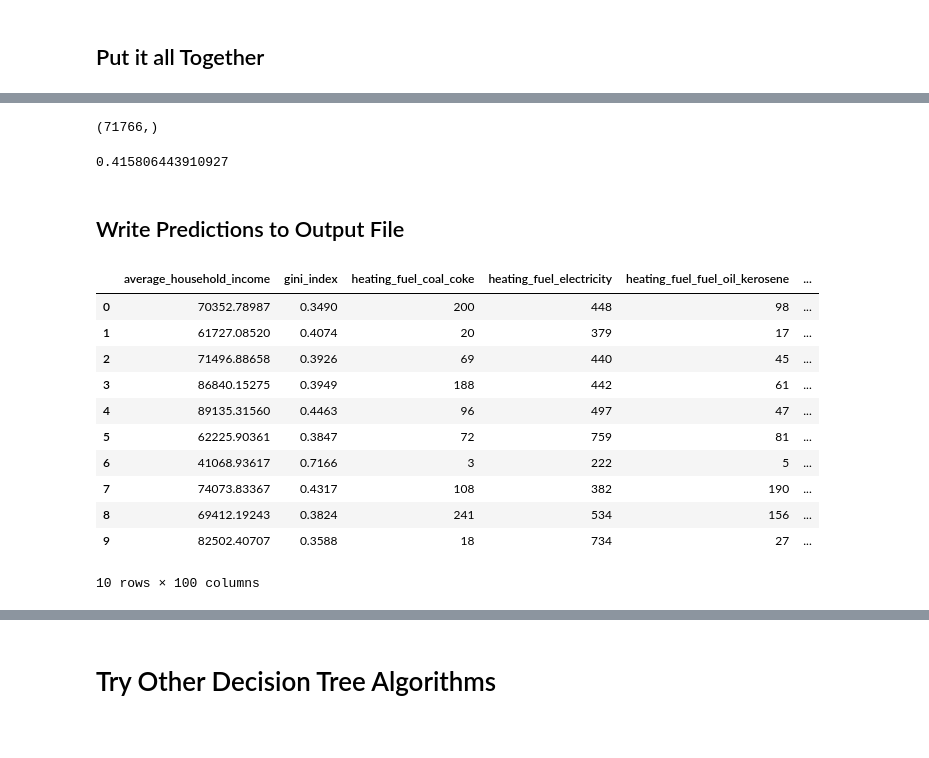
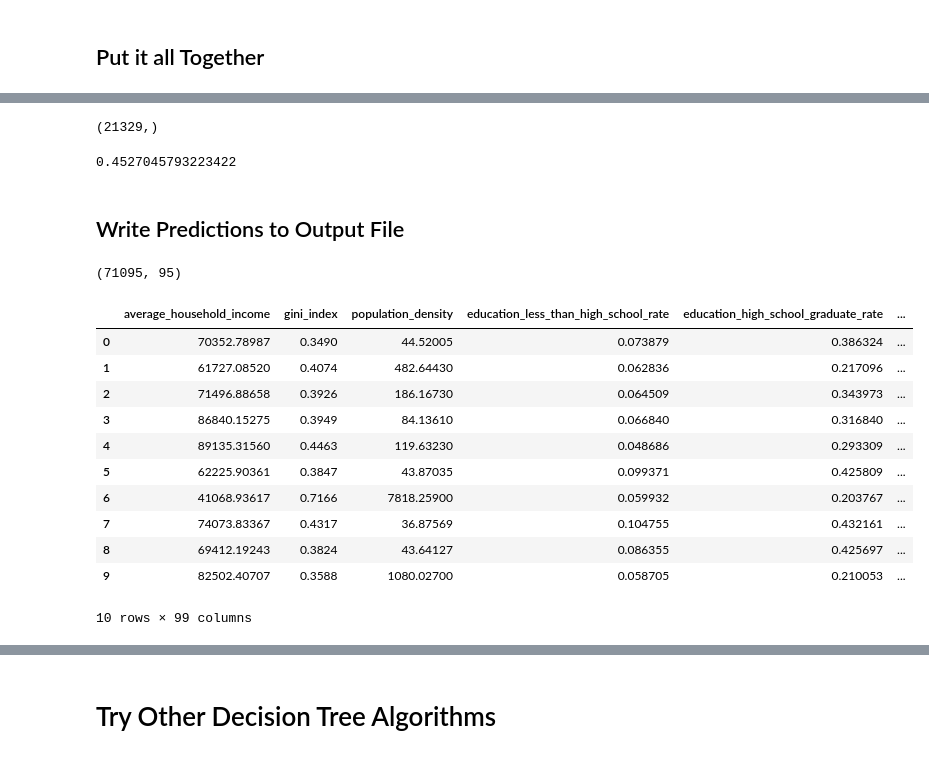
Before and after one commit to daxaurora/capstone_solarpanels, a Jupyter notebook: Modeling/Prediction Models - Noah.ipynb, the cells around one changed output, grey strips where cells are left out. Cells and saved outputs as stored; diff of their text form; code cells hidden in the pictures.

Commit message:
updated baseline predictions file to exclude census tracts with fewer than 1000 people

```diff
--- a/Modeling/Prediction Models - Noah.ipynb
+++ b/Modeling/Prediction Models - Noah.ipynb
@@ -229,7 +226,7 @@ clf.best_score_
 # %% [output]
 0.76888777415489229
 # %%
-classifier=RandomForestClassifier(max_depth=25,n_estimators=100, n_jobs=-1)
+classifier=RandomForestClassifier(max_depth=None,n_estimators=100, n_jobs=-1)
 classifier.fit(X_train,yc_train)
 # %% [output]
 RandomForestClassifier(bootstrap=True, class_weight=None, criterion='gini',
@@ -483,31 +480,41 @@ yr_test.shape
 # %%
 final_preds.shape
 # %% [output]
-(71766,)
+(21329,)
 # %%
 r2_score(yr_test,final_preds)
 # %% [output]
-0.415806443910927
+0.4527045793223422
 # %% [markdown]
 ## Write Predictions to Output File
+# %%
+X.shape
+# %% [output]
+(71095, 95)
+# %%
+classifier_preds=classifier.predict(X)
+regressor_preds=regressor.predict(X)
+final_preds=regressor_preds*classifier_preds
 # %%
-solar_full=solar[features].replace([np.inf,' '],np.nan)
+solar_full=solar[list(features)+['population']].replace([np.inf,' '],np.nan)
 solar_full['number_of_solar_system_per_household']=solar['number_of_solar_system_per_household'].replace(np.inf,np.nan)
 solar_full['fips']=solar['fips']
-solar_full=solar_full.loc[np.isfinite(solar_full['number_of_solar_system_per_household'])]
+solar_full=solar_full.loc[(np.isfinite(solar_full['number_of_solar_system_per_household']))
+                                   & (solar_full['population']>1000)]
+
 solar_full=solar_full.assign(predicted_solar=final_preds)
 solar_full.head(10)
 # %% [output]
-|  | average_household_income | gini_index | heating_fuel_coal_coke | heating_fuel_electricity | heating_fuel_fuel_oil_kerosene | ... |
-| 0 | 70352.78987 | 0.3490 | 200 | 448 | 98 | ... |
-| 1 | 61727.08520 | 0.4074 | 20 | 379 | 17 | ... |
-| 2 | 71496.88658 | 0.3926 | 69 | 440 | 45 | ... |
-| 3 | 86840.15275 | 0.3949 | 188 | 442 | 61 | ... |
-| 4 | 89135.31560 | 0.4463 | 96 | 497 | 47 | ... |
-| 5 | 62225.90361 | 0.3847 | 72 | 759 | 81 | ... |
-| 6 | 41068.93617 | 0.7166 | 3 | 222 | 5 | ... |
-| 7 | 74073.83367 | 0.4317 | 108 | 382 | 190 | ... |
-| 8 | 69412.19243 | 0.3824 | 241 | 534 | 156 | ... |
-| 9 | 82502.40707 | 0.3588 | 18 | 734 | 27 | ... |
+|  | average_household_income | gini_index | population_density | education_less_than_high_school_rate | education_high_school_graduate_rate | ... |
+| 0 | 70352.78987 | 0.3490 | 44.52005 | 0.073879 | 0.386324 | ... |
+| 1 | 61727.08520 | 0.4074 | 482.64430 | 0.062836 | 0.217096 | ... |
+| 2 | 71496.88658 | 0.3926 | 186.16730 | 0.064509 | 0.343973 | ... |
+| 3 | 86840.15275 | 0.3949 | 84.13610 | 0.066840 | 0.316840 | ... |
+| 4 | 89135.31560 | 0.4463 | 119.63230 | 0.048686 | 0.293309 | ... |
+| 5 | 62225.90361 | 0.3847 | 43.87035 | 0.099371 | 0.425809 | ... |
+| 6 | 41068.93617 | 0.7166 | 7818.25900 | 0.059932 | 0.203767 | ... |
+| 7 | 74073.83367 | 0.4317 | 36.87569 | 0.104755 | 0.432161 | ... |
+| 8 | 69412.19243 | 0.3824 | 43.64127 | 0.086355 | 0.425697 | ... |
+| 9 | 82502.40707 | 0.3588 | 1080.02700 | 0.058705 | 0.210053 | ... |
-10 rows × 100 columns
+10 rows × 99 columns
 # %%
```
Also changed, not shown: parts of 14 cells of this notebook, 1 other file.
